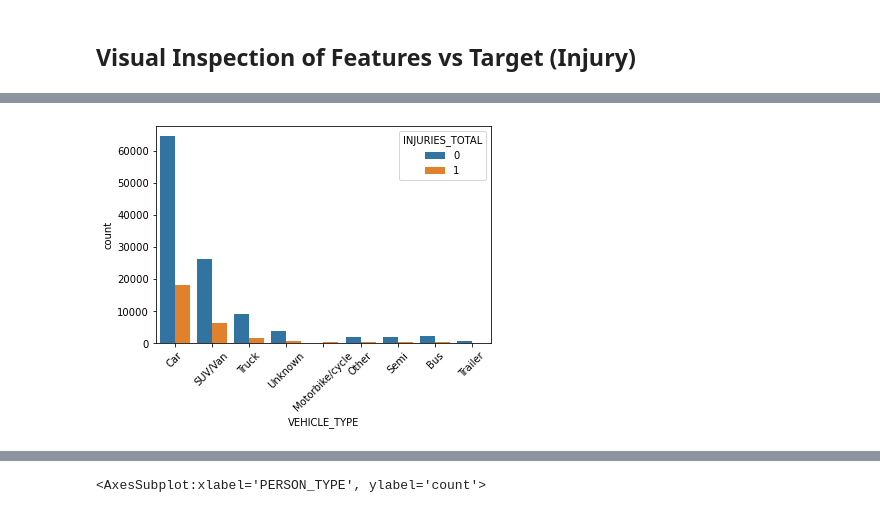
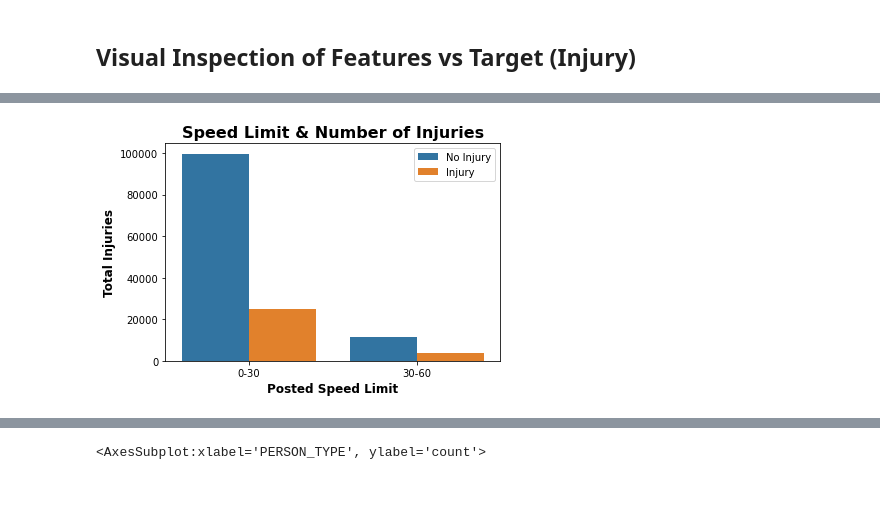
Before and after one commit to ashlidougherty/CarCrash, a Jupyter notebook: data_cleaning.ipynb, the cells around one changed output, grey strips where cells are left out. Drawn from its saved outputs; the diff is of its cells as text; code cells hidden in the pictures.

```diff
--- a/data_cleaning.ipynb
+++ b/data_cleaning.ipynb
@@ -1731,5 +1709,8 @@ sns.countplot(x='CRASH_MONTH', hue = 'INJURIES_TOTAL', data=merged2)
-# %%
-sns.countplot(x='VEHICLE_TYPE', hue = 'INJURIES_TOTAL', data=merged2)
-plt.xticks(rotation=45);
-# %% [output]
-[figure, removed]
+# %%
+sns.countplot(x='POSTED_SPEED_LIMIT', hue = 'INJURIES_TOTAL', data=merged2)
+plt.ylabel('Total Injuries', weight= 'bold', size=12)
+plt.xlabel('Posted Speed Limit', weight= 'bold', size=12)
+plt.title('Speed Limit & Number of Injuries', weight= 'bold', size=16)
+plt.legend(['No Injury', 'Injury']);
+# %% [output]
+[figure, added]
```
Also changed, not shown: parts of 40 cells of this notebook, 1 other file.
